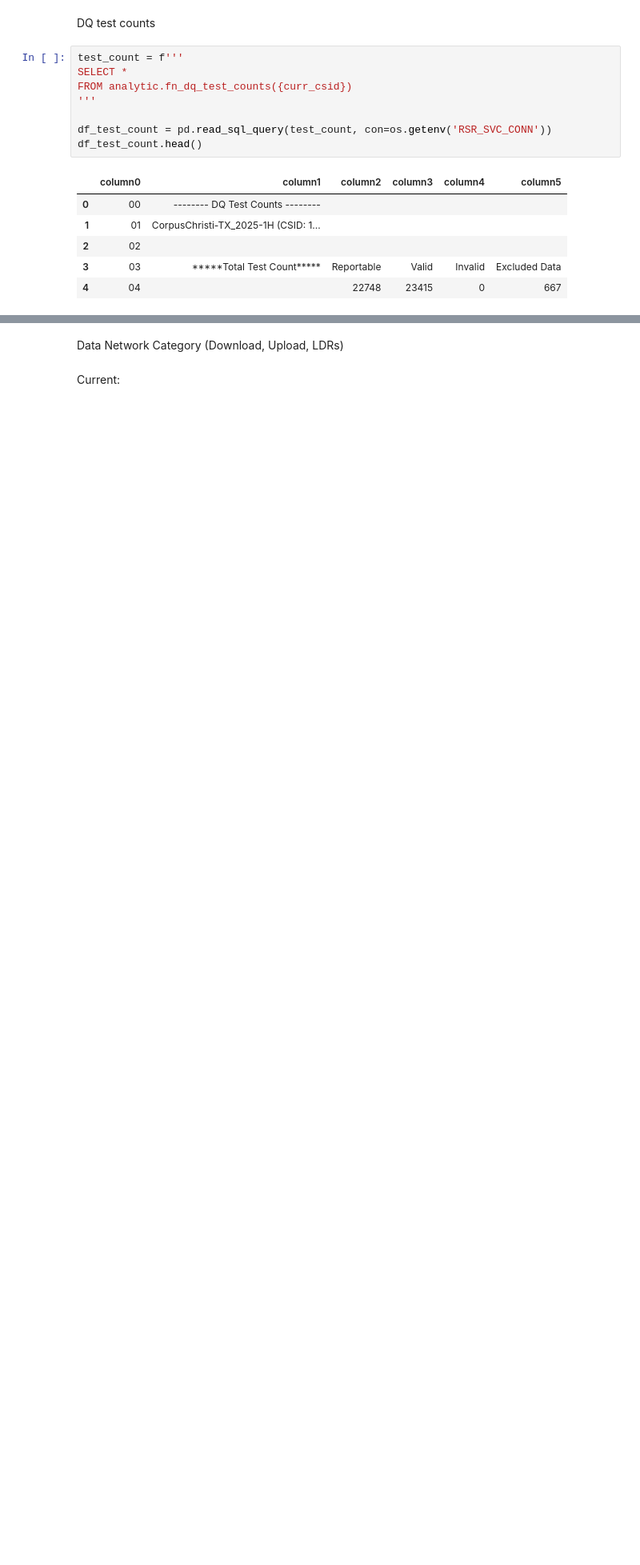
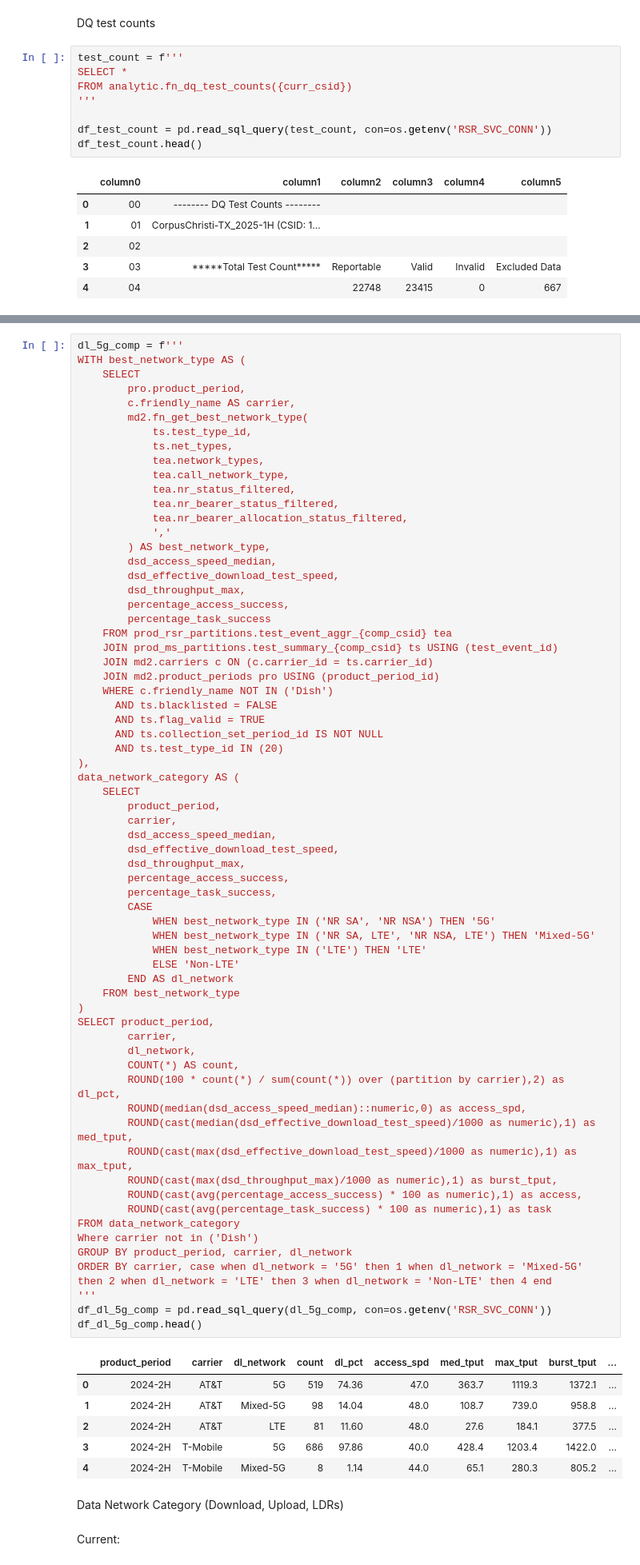
Before and after one commit to ookla-jennymassari/dq_reporting_test.py, a Jupyter notebook: dq_reporting_notebook.ipynb, the cells around one changed output, grey strips where cells are left out. Shown at 80% size. Cells and saved outputs as stored; diff of their text form; blank space fills up the shorter version.

```diff
--- a/dq_reporting_notebook.ipynb
+++ b/dq_reporting_notebook.ipynb
@@ -147,3 +279,76 @@ df_test_count.head()
+# %%
+dl_5g_comp = f'''
+WITH best_network_type AS (
+    SELECT
+        pro.product_period,
+        c.friendly_name AS carrier,
+        md2.fn_get_best_network_type(
+            ts.test_type_id,
+            ts.net_types,
+            tea.network_types,
+            tea.call_network_type,
+            tea.nr_status_filtered,
+            tea.nr_bearer_status_filtered,
+            tea.nr_bearer_allocation_status_filtered,
+            ','
+        ) AS best_network_type,
+        dsd_access_speed_median,
+        dsd_effective_download_test_speed,
+        dsd_throughput_max,
+        percentage_access_success,
+        percentage_task_success
+    FROM prod_rsr_partitions.test_event_aggr_{comp_csid} tea
+    JOIN prod_ms_partitions.test_summary_{comp_csid} ts USING (test_event_id)
+    JOIN md2.carriers c ON (c.carrier_id = ts.carrier_id)
+    JOIN md2.product_periods pro USING (product_period_id)
+    WHERE c.friendly_name NOT IN ('Dish')
+      AND ts.blacklisted = FALSE
+      AND ts.flag_valid = TRUE
+      AND ts.collection_set_period_id IS NOT NULL
+      AND ts.test_type_id IN (20)
+),
+data_network_category AS (
+    SELECT
+        product_period,
+        carrier,
+        dsd_access_speed_median,
+        dsd_effective_download_test_speed,
+        dsd_throughput_max,
+        percentage_access_success,
+        percentage_task_success,
+        CASE
+            WHEN best_network_type IN ('NR SA', 'NR NSA') THEN '5G'
+            WHEN best_network_type IN ('NR SA, LTE', 'NR NSA, LTE') THEN 'Mixed-5G'
+            WHEN best_network_type IN ('LTE') THEN 'LTE'
+            ELSE 'Non-LTE'
+        END AS dl_network
+    FROM best_network_type
+)
+SELECT product_period,
+        carrier,
+        dl_network,
+        COUNT(*) AS count,
+        ROUND(100 * count(*) / sum(count(*)) over (partition by carrier),2) as dl_pct,
+        ROUND(median(dsd_access_speed_median)::numeric,0) as access_spd,
+        ROUND(cast(median(dsd_effective_download_test_speed)/1000 as numeric),1) as med_tput,
+        ROUND(cast(max(dsd_effective_download_test_speed)/1000 as numeric),1) as max_tput,
+        ROUND(cast(max(dsd_throughput_max)/1000 as numeric),1) as burst_tput,
+        ROUND(cast(avg(percentage_access_success) * 100 as numeric),1) as access,
+        ROUND(cast(avg(percentage_task_success) * 100 as numeric),1) as task
+FROM data_network_category
+Where carrier not in ('Dish')
+GROUP BY product_period, carrier, dl_network
+ORDER BY carrier, case when dl_network = '5G' then 1 when dl_network = 'Mixed-5G' then 2 when dl_network = 'LTE' then 3 when dl_network = 'Non-LTE' then 4 end
+'''
+df_dl_5g_comp = pd.read_sql_query(dl_5g_comp, con=os.getenv('RSR_SVC_CONN'))
+df_dl_5g_comp.head()
+# %% [output]
+|  | product_period | carrier | dl_network | count | dl_pct | access_spd | med_tput | max_tput | burst_tput | ... |
+| 0 | 2024-2H | AT&T | 5G | 519 | 74.36 | 47.0 | 363.7 | 1119.3 | 1372.1 | ... |
+| 1 | 2024-2H | AT&T | Mixed-5G | 98 | 14.04 | 48.0 | 108.7 | 739.0 | 958.8 | ... |
+| 2 | 2024-2H | AT&T | LTE | 81 | 11.60 | 48.0 | 27.6 | 184.1 | 377.5 | ... |
+| 3 | 2024-2H | T-Mobile | 5G | 686 | 97.86 | 40.0 | 428.4 | 1203.4 | 1422.0 | ... |
+| 4 | 2024-2H | T-Mobile | Mixed-5G | 8 | 1.14 | 44.0 | 65.1 | 280.3 | 805.2 | ... |
 # %% [markdown]
 Data Network Category (Download, Upload, LDRs)
 # %% [markdown]
```
Also changed, not shown: parts of 9 cells of this notebook, 1 other file.
